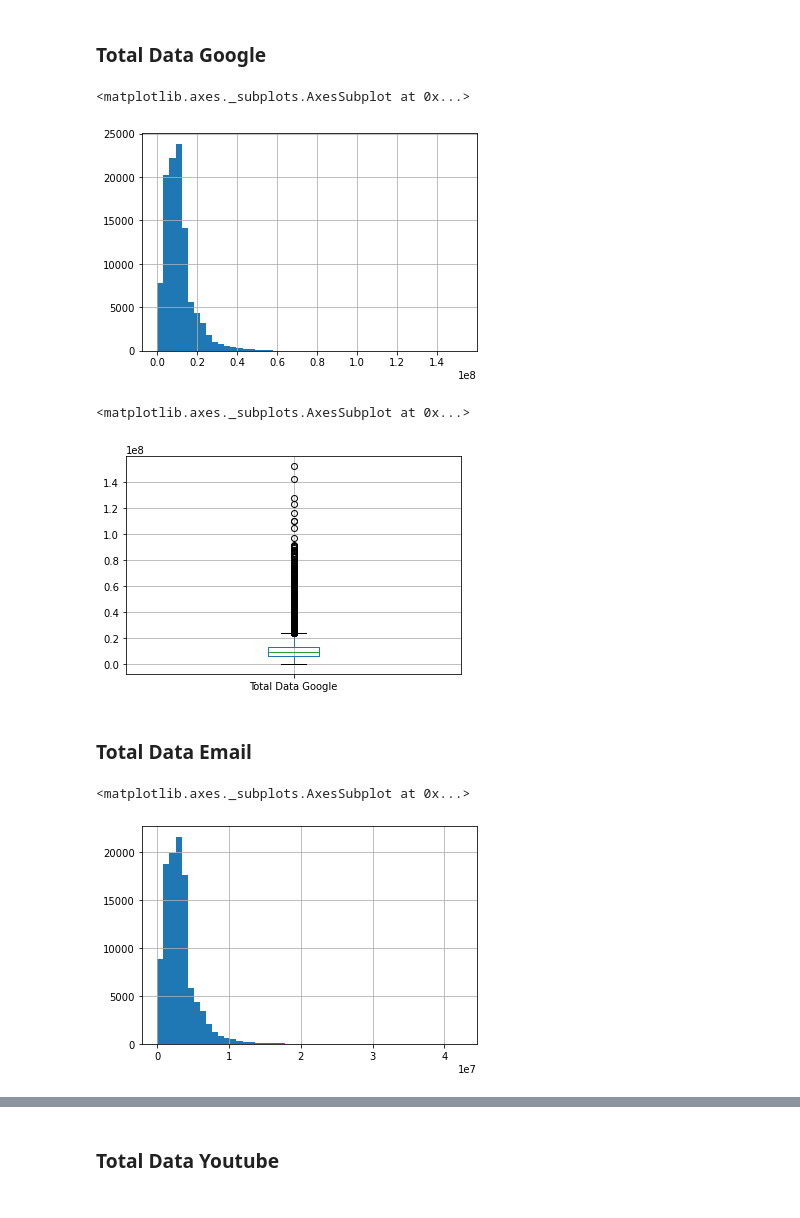
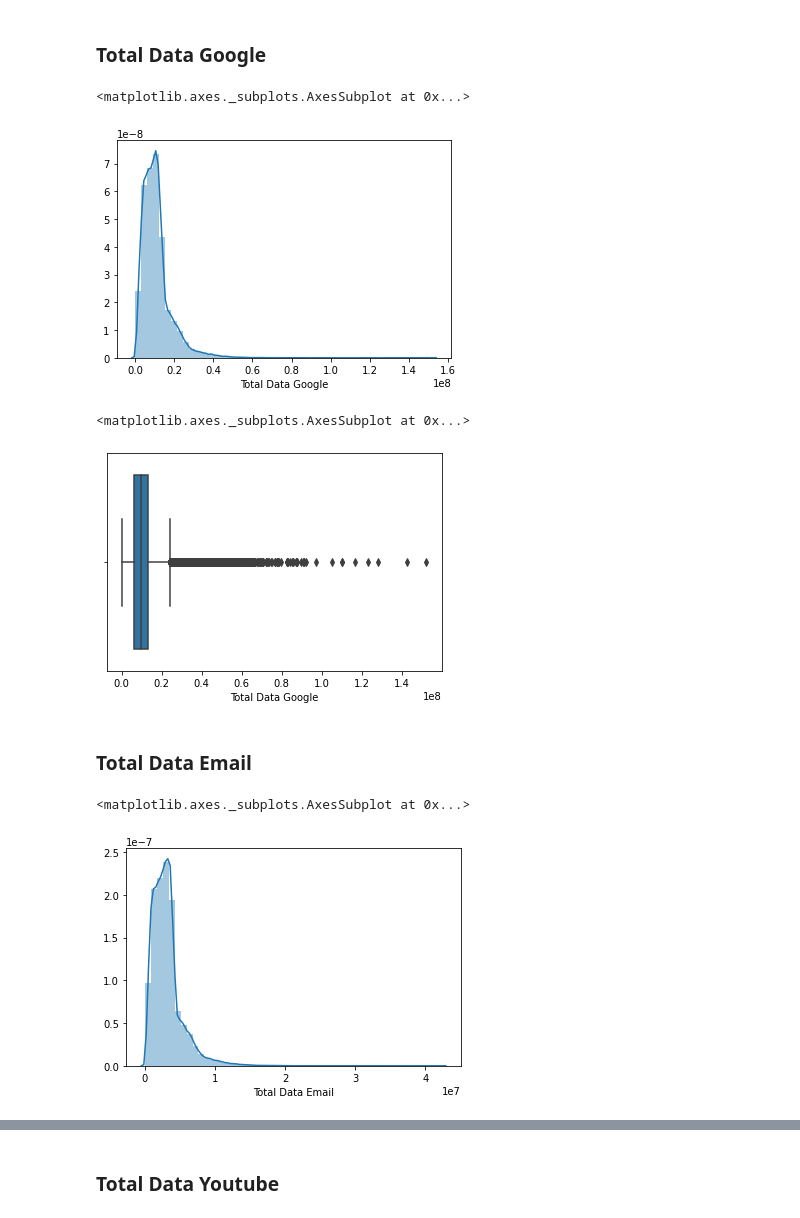
Before and after one commit to Jabor047/10acad, a Jupyter notebook: Week 2/week_2_solution.ipynb, the cells around one changed output, grey strips where cells are left out. Cells and saved outputs as stored; diff of their text form; code cells hidden in the pictures.

```diff
--- a/Week 2/week_2_solution.ipynb
+++ b/Week 2/week_2_solution.ipynb
@@ -555,20 +557,23 @@ dfSm.boxplot(column="Total Data Social Media")
 # %% [markdown]
 ### Total Data Google
 # %%
-dfGo['Total Data Google'].hist(bins=50)
+# dfGo['Total Data Google'].hist(bins=50)
+sns.distplot(dfGo['Total Data Google'])
 # %% [output]
 <matplotlib.axes._subplots.AxesSubplot at 0x...>
-[figure, old version]
+[figure, new version]
 # %%
-dfGo.boxplot(column='Total Data Google')
+# dfGo.boxplot(column='Total Data Google')
+sns.boxplot(dfGo['Total Data Google'])
 # %% [output]
 <matplotlib.axes._subplots.AxesSubplot at 0x...>
-[figure, old version]
+[figure, new version]
 # %% [markdown]
 ### Total Data Email
 # %%
-dfEm['Total Data Email'].hist(bins=50)
+# dfEm['Total Data Email'].hist(bins=50)
+sns.distplot(dfEm['Total Data Email'])
 # %% [output]
 <matplotlib.axes._subplots.AxesSubplot at 0x...>
-[figure, old version]
+[figure, new version]
 # %%
```
Also changed, not shown: parts of 53 cells of this notebook, 1 other file.
